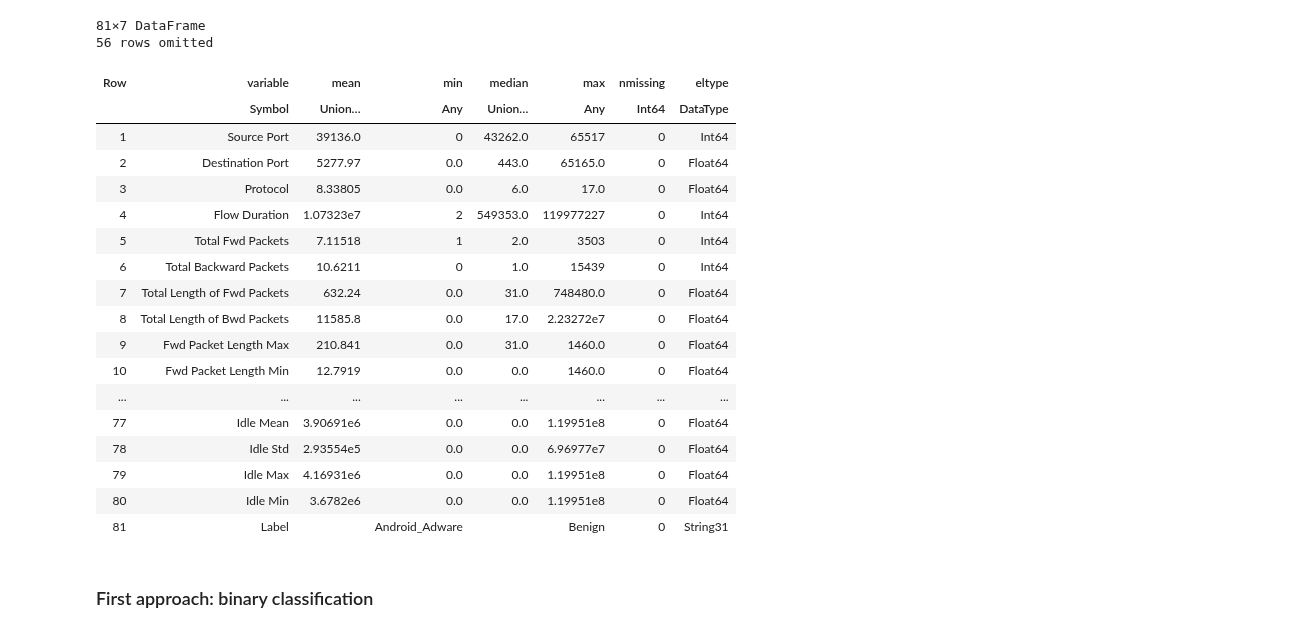
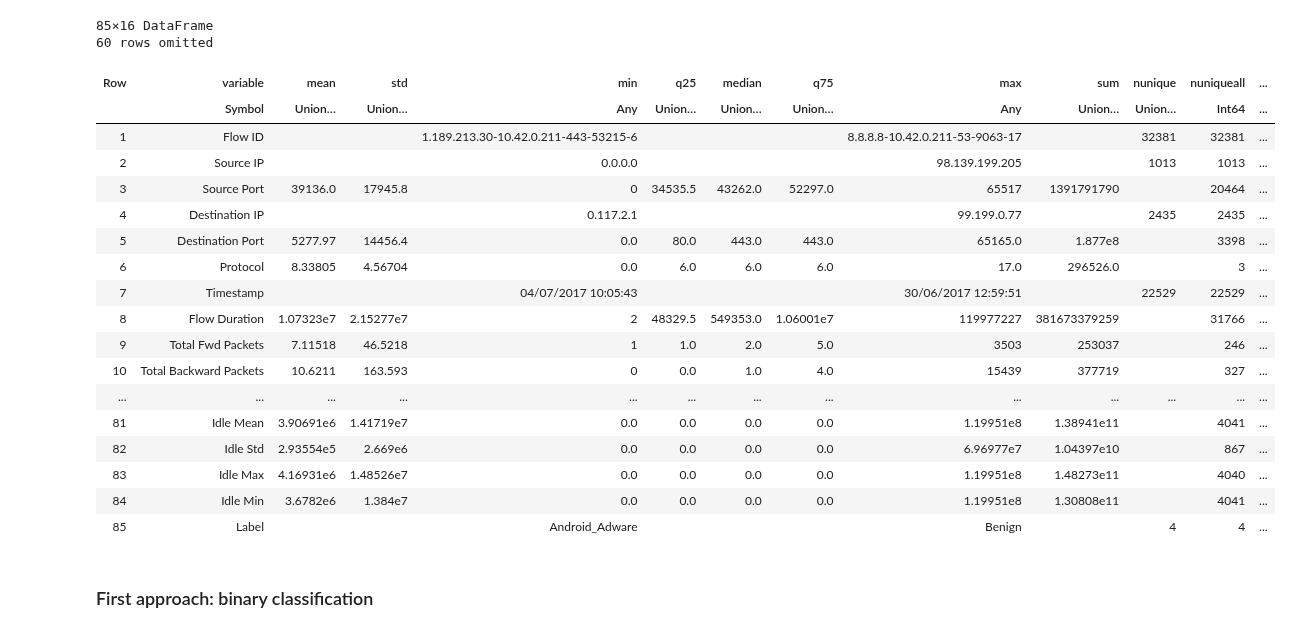
Before and after one commit to AlejandroDopico2/MIA_ML1, a Jupyter notebook: Project/Project.ipynb, the cells around one changed output. Saved outputs shown, nothing was run; the diff lists cells and outputs as text; code cells hidden in the pictures.

```diff
--- a/Project/Project.ipynb
+++ b/Project/Project.ipynb
@@ -34,26 +23,25 @@ dropmissing!(data)
-# %%
-#show(data, allrows=false)
-describe(data)
-# %% [output]
-81×7 DataFrame
-56 rows omitted
-| Row | variable | mean | min | median | max | nmissing | eltype |
-|  | Symbol | Union… | Any | Union… | Any | Int64 | DataType |
-| 1 | Source Port | 39136.0 | 0 | 43262.0 | 65517 | 0 | Int64 |
-| 2 | Destination Port | 5277.97 | 0.0 | 443.0 | 65165.0 | 0 | Float64 |
-| 3 | Protocol | 8.33805 | 0.0 | 6.0 | 17.0 | 0 | Float64 |
-| 4 | Flow Duration | 1.07323e7 | 2 | 549353.0 | 119977227 | 0 | Int64 |
-| 5 | Total Fwd Packets | 7.11518 | 1 | 2.0 | 3503 | 0 | Int64 |
-| 6 | Total Backward Packets | 10.6211 | 0 | 1.0 | 15439 | 0 | Int64 |
-| 7 | Total Length of Fwd Packets | 632.24 | 0.0 | 31.0 | 748480.0 | 0 | Float64 |
-| 8 | Total Length of Bwd Packets | 11585.8 | 0.0 | 17.0 | 2.23272e7 | 0 | Float64 |
-| 9 | Fwd Packet Length Max | 210.841 | 0.0 | 31.0 | 1460.0 | 0 | Float64 |
-| 10 | Fwd Packet Length Min | 12.7919 | 0.0 | 0.0 | 1460.0 | 0 | Float64 |
-| ... | ... | ... | ... | ... | ... | ... | ... |
-| 77 | Idle Mean | 3.90691e6 | 0.0 | 0.0 | 1.19951e8 | 0 | Float64 |
-| 78 | Idle Std | 2.93554e5 | 0.0 | 0.0 | 6.96977e7 | 0 | Float64 |
-| 79 | Idle Max | 4.16931e6 | 0.0 | 0.0 | 1.19951e8 | 0 | Float64 |
-| 80 | Idle Min | 3.6782e6 | 0.0 | 0.0 | 1.19951e8 | 0 | Float64 |
-| 81 | Label |  | Android_Adware |  | Benign | 0 | String31 |
+# %%
+describe(data, :all)
+# %% [output]
+85×16 DataFrame
+60 rows omitted
+| Row | variable | mean | std | min | q25 | median | q75 | max | sum | nunique | nuniqueall | ... |
+|  | Symbol | Union… | Union… | Any | Union… | Union… | Union… | Any | Union… | Union… | Int64 | ... |
+| 1 | Flow ID |  |  | 1.189.213.30-10.42.0.211-443-53215-6 |  |  |  | 8.8.8.8-10.42.0.211-53-9063-17 |  | 32381 | 32381 | ... |
+| 2 | Source IP |  |  | 0.0.0.0 |  |  |  | 98.139.199.205 |  | 1013 | 1013 | ... |
+| 3 | Source Port | 39136.0 | 17945.8 | 0 | 34535.5 | 43262.0 | 52297.0 | 65517 | 1391791790 |  | 20464 | ... |
+| 4 | Destination IP |  |  | 0.117.2.1 |  |  |  | 99.199.0.77 |  | 2435 | 2435 | ... |
+| 5 | Destination Port | 5277.97 | 14456.4 | 0.0 | 80.0 | 443.0 | 443.0 | 65165.0 | 1.877e8 |  | 3398 | ... |
+| 6 | Protocol | 8.33805 | 4.56704 | 0.0 | 6.0 | 6.0 | 6.0 | 17.0 | 296526.0 |  | 3 | ... |
+| 7 | Timestamp |  |  | 04/07/2017 10:05:43 |  |  |  | 30/06/2017 12:59:51 |  | 22529 | 22529 | ... |
+| 8 | Flow Duration | 1.07323e7 | 2.15277e7 | 2 | 48329.5 | 549353.0 | 1.06001e7 | 119977227 | 381673379259 |  | 31766 | ... |
+| 9 | Total Fwd Packets | 7.11518 | 46.5218 | 1 | 1.0 | 2.0 | 5.0 | 3503 | 253037 |  | 246 | ... |
+| 10 | Total Backward Packets | 10.6211 | 163.593 | 0 | 0.0 | 1.0 | 4.0 | 15439 | 377719 |  | 327 | ... |
+| ... | ... | ... | ... | ... | ... | ... | ... | ... | ... | ... | ... | ... |
+| 81 | Idle Mean | 3.90691e6 | 1.41719e7 | 0.0 | 0.0 | 0.0 | 0.0 | 1.19951e8 | 1.38941e11 |  | 4041 | ... |
+| 82 | Idle Std | 2.93554e5 | 2.669e6 | 0.0 | 0.0 | 0.0 | 0.0 | 6.96977e7 | 1.04397e10 |  | 867 | ... |
+| 83 | Idle Max | 4.16931e6 | 1.48526e7 | 0.0 | 0.0 | 0.0 | 0.0 | 1.19951e8 | 1.48273e11 |  | 4040 | ... |
+| 84 | Idle Min | 3.6782e6 | 1.384e7 | 0.0 | 0.0 | 0.0 | 0.0 | 1.19951e8 | 1.30808e11 |  | 4041 | ... |
+| 85 | Label |  |  | Android_Adware |  |  |  | Benign |  | 4 | 4 | ... |
 # %% [markdown]
 ### First approach: binary classification
```
Also changed, not shown: parts of 8 cells of this notebook.
